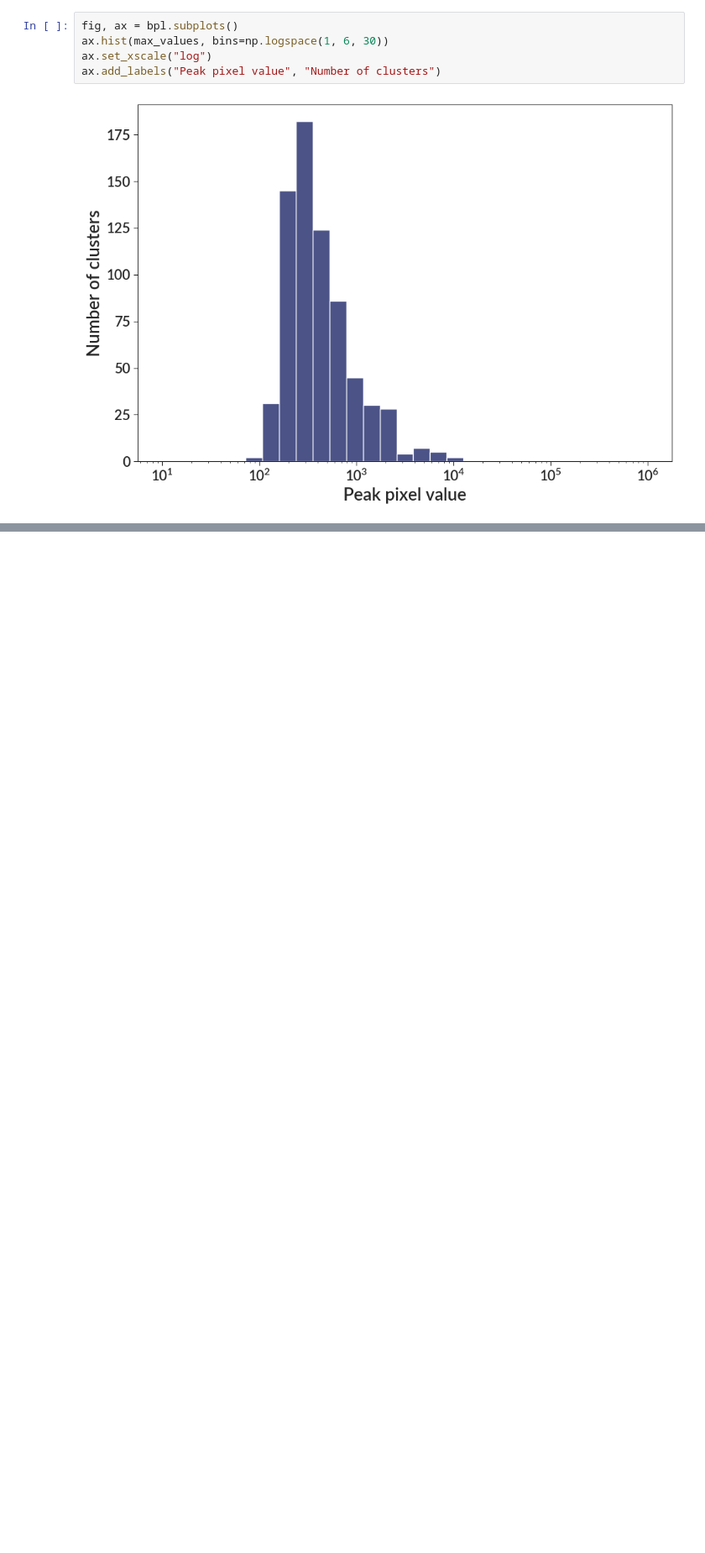
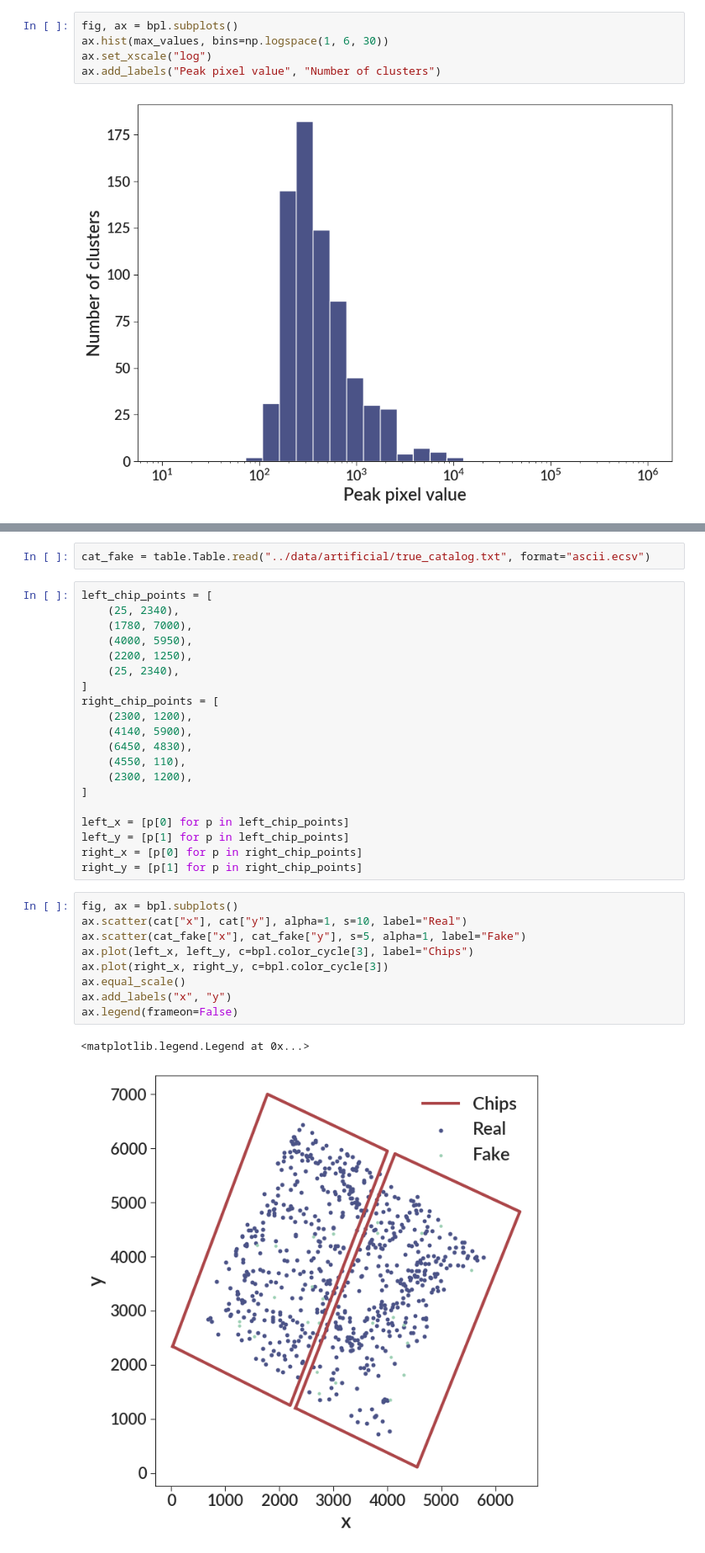
Before and after one commit to gillenbrown/LEGUS-sizes, a Jupyter notebook: testing/artificial_test_setup.ipynb, the cells around one changed output, grey strips where cells are left out. Shown at 84% size. Cells and saved outputs as stored; diff of their text form; blank space fills up the shorter version.

Commit message:
updated artificial cluster test plot

```diff
--- a/testing/artificial_test_setup.ipynb
+++ b/testing/artificial_test_setup.ipynb
@@ -44,0 +47,34 @@ ax.add_labels("Peak pixel value", "Number of clusters")
+# %%
+cat_fake = table.Table.read("../data/artificial/true_catalog.txt", format="ascii.ecsv")
+# %%
+left_chip_points = [
+    (25, 2340),
+    (1780, 7000),
+    (4000, 5950),
+    (2200, 1250),
+    (25, 2340),
+]
+right_chip_points = [
+    (2300, 1200),
+    (4140, 5900),
+    (6450, 4830),
+    (4550, 110),
+    (2300, 1200),
+]
+
+left_x = [p[0] for p in left_chip_points]
+left_y = [p[1] for p in left_chip_points]
+right_x = [p[0] for p in right_chip_points]
+right_y = [p[1] for p in right_chip_points]
+# %%
+fig, ax = bpl.subplots()
+ax.scatter(cat["x"], cat["y"], alpha=1, s=10, label="Real")
+ax.scatter(cat_fake["x"], cat_fake["y"], s=5, alpha=1, label="Fake")
+ax.plot(left_x, left_y, c=bpl.color_cycle[3], label="Chips")
+ax.plot(right_x, right_y, c=bpl.color_cycle[3])
+ax.equal_scale()
+ax.add_labels("x", "y")
+ax.legend(frameon=False)
+# %% [output]
+<matplotlib.legend.Legend at 0x...>
+[figure, added]
```
Also changed, not shown: parts of 1 cell of this notebook, 2 other files.
